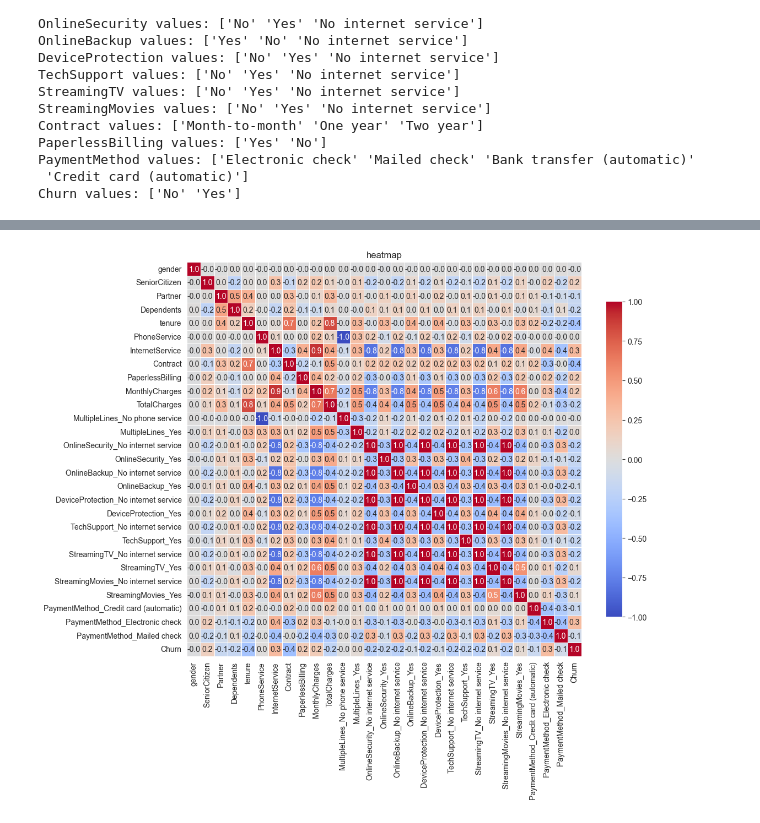
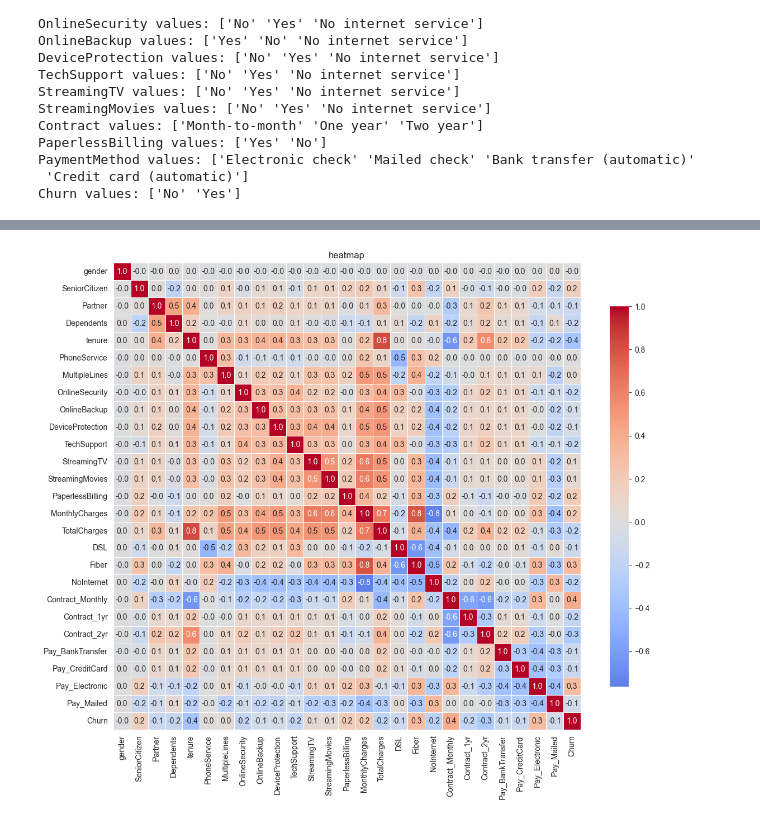
Before and after one commit to chiefzhantr/Customer-Churn-Prediction, a Jupyter notebook: model.ipynb, the cells around one changed output, grey strips where cells are left out. Drawn from its saved outputs; the diff is of its cells as text; code cells hidden in the pictures.

```diff
--- a/model.ipynb
+++ b/model.ipynb
@@ -272,3 +253,0 @@ df[ordinal_columns] = ordinal_encoder.transform(df[ordinal_columns])
-# %%
-df[binary_columns] = df[binary_columns].replace({'Yes': 1, 'No': 0}).astype(int)
-df['gender'] = df['gender'].replace({'Male': 1, 'Female': 0}).astype(int)
@@ -279,0 +254,4 @@ Downcasting behavior in `replace` is deprecated and will be removed in a future
+# %%
+#one hot encoding
+df = pd.get_dummies(df, columns=ohe_columns)
+print(df.head())
@@ -280,3 +296,20 @@ Downcasting behavior in `replace` is deprecated and will be removed in a future
+# %%
+#encode binary columns
+for col in binary_columns:
+    df[col] = df[col].map({'Yes': 1, 'No': 0, 'Male': 1, 'Female': 0, 'No phone service': 0, 'No internet service': 0})
+# %%
+df.rename(columns={
+    'InternetService_DSL': 'DSL',
+    'InternetService_Fiber optic': 'Fiber',
+    'InternetService_No': 'NoInternet',
+    'Contract_Month-to-month': 'Contract_Monthly',
+    'Contract_One year': 'Contract_1yr',
+    'Contract_Two year': 'Contract_2yr',
+    'PaymentMethod_Bank transfer (automatic)': 'Pay_BankTransfer',
+    'PaymentMethod_Credit card (automatic)': 'Pay_CreditCard',
+    'PaymentMethod_Electronic check': 'Pay_Electronic',
+    'PaymentMethod_Mailed check': 'Pay_Mailed'
+}, inplace=True)
 # %%
 df.info()
 # %% [output]
@@ -321,28 +354,28 @@ dtype: int64
 # %%
 df.dropna(inplace=True)
 # %%
-x = df.drop(columns=['Churn'])
+x = df.drop('Churn', axis=1)
 y = df['Churn']
 
 corr_matrix = x.copy()
 corr_matrix['Churn'] = y
 corr = corr_matrix.corr()
 
 plt.figure(figsize=(12,10))
 
 mask = np.triu(np.ones_like(corr, dtype=bool))
 sns.heatmap(
     corr,
     cmap='coolwarm',
     center=0,
     annot=True,
     fmt='.1f',
     square=True,
     linewidths=0.5,
     cbar_kws={'shrink': .8}
 )
 plt.title('heatmap')
 plt.tight_layout()
 plt.show()
 # %% [output]
-[figure, old version]
+[figure, new version]
```
Also changed, not shown: parts of 31 cells of this notebook.
